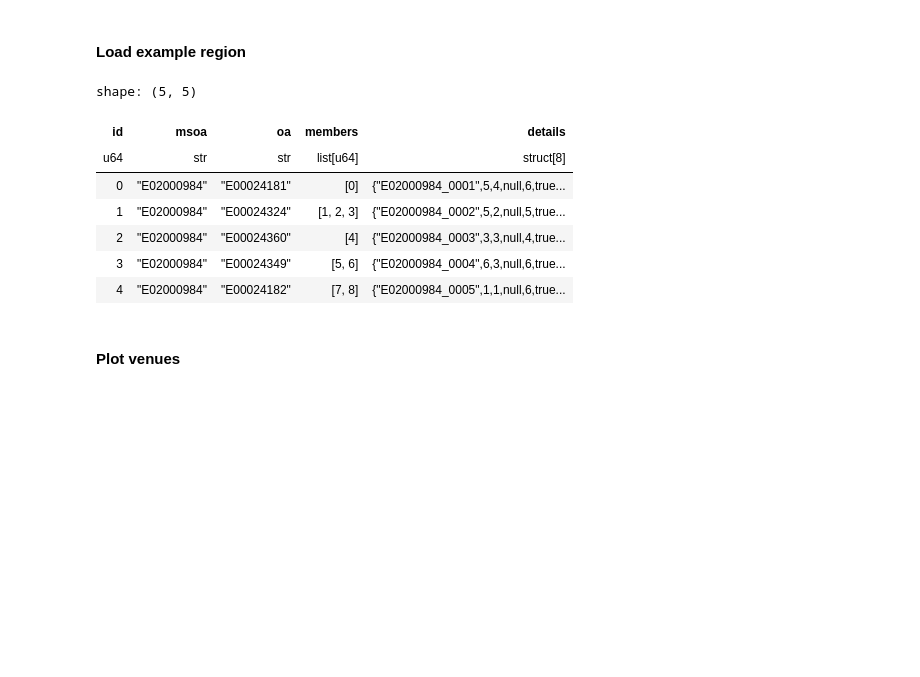
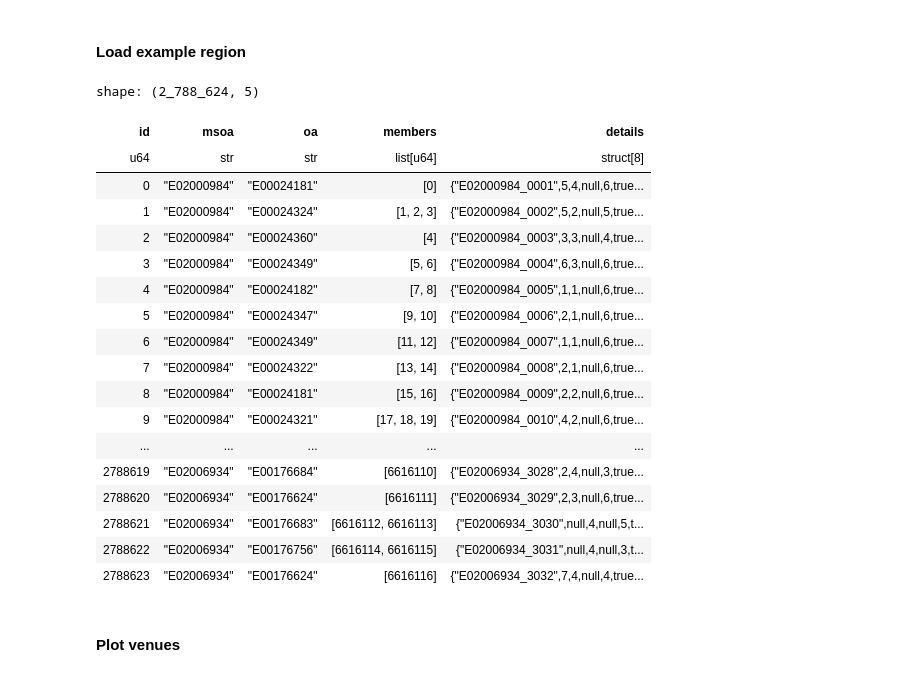
Before and after one commit to alan-turing-institute/uatk-spc, a Jupyter notebook: python/examples/spc_reader_exploratory.ipynb, the cells around one changed output. Cells and saved outputs as stored; diff of their text form; code cells hidden in the pictures; blank space fills up the shorter version.

```diff
--- a/python/examples/spc_reader_exploratory.ipynb
+++ b/python/examples/spc_reader_exploratory.ipynb
@@ -15,18 +12,36 @@ region = "greater-manchester"
+# %%
+# path = "../../data/output/Scotland/2020"
+# region = "fife"
+# path = "../../data/output/England/2020"
+# region = "rutland"
+path = "../../data/output/special/2020"
+region = "northwest_transpennine"
 # %%
 # Read from parquet and JSON
-spc = SPCReader(path, region)
+spc = SPCReader(path, region, backend="polars")
 # %%
 # Show households after read from parquet and JSON
-spc.households.head()
+spc.households
 # %% [output]
-shape: (5, 5)
+shape: (2_788_624, 5)
 | id | msoa | oa | members | details |
 | u64 | str | str | list[u64] | struct[8] |
 | 0 | "E02000984" | "E00024181" | [0] | {"E02000984_0001",5,4,null,6,true... |
 | 1 | "E02000984" | "E00024324" | [1, 2, 3] | {"E02000984_0002",5,2,null,5,true... |
 | 2 | "E02000984" | "E00024360" | [4] | {"E02000984_0003",3,3,null,4,true... |
 | 3 | "E02000984" | "E00024349" | [5, 6] | {"E02000984_0004",6,3,null,6,true... |
 | 4 | "E02000984" | "E00024182" | [7, 8] | {"E02000984_0005",1,1,null,6,true... |
+| 5 | "E02000984" | "E00024347" | [9, 10] | {"E02000984_0006",2,1,null,6,true... |
+| 6 | "E02000984" | "E00024349" | [11, 12] | {"E02000984_0007",1,1,null,6,true... |
+| 7 | "E02000984" | "E00024322" | [13, 14] | {"E02000984_0008",2,1,null,6,true... |
+| 8 | "E02000984" | "E00024181" | [15, 16] | {"E02000984_0009",2,2,null,6,true... |
+| 9 | "E02000984" | "E00024321" | [17, 18, 19] | {"E02000984_0010",4,2,null,6,true... |
+| ... | ... | ... | ... | ... |
+| 2788619 | "E02006934" | "E00176684" | [6616110] | {"E02006934_3028",2,4,null,3,true... |
+| 2788620 | "E02006934" | "E00176624" | [6616111] | {"E02006934_3029",2,3,null,6,true... |
+| 2788621 | "E02006934" | "E00176683" | [6616112, 6616113] | {"E02006934_3030",null,4,null,5,t... |
+| 2788622 | "E02006934" | "E00176756" | [6616114, 6616115] | {"E02006934_3031",null,4,null,3,t... |
+| 2788623 | "E02006934" | "E00176624" | [6616116] | {"E02006934_3032",7,4,null,4,true... |
 # %% [markdown]
 #### Plot venues
 # %%
```
Also changed, not shown: parts of 18 cells of this notebook.
